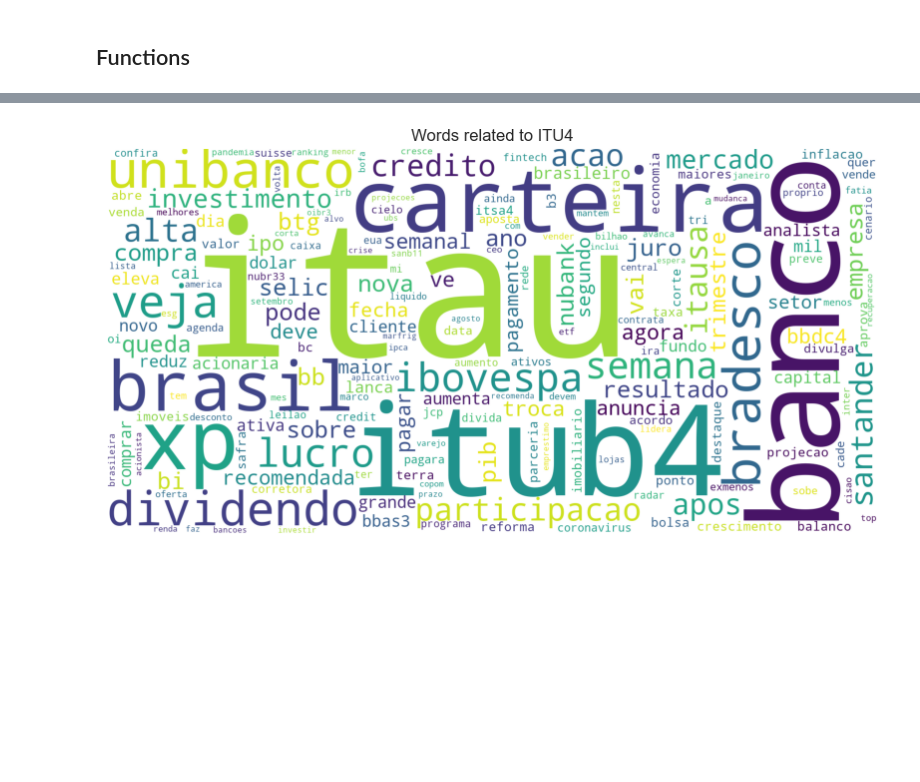
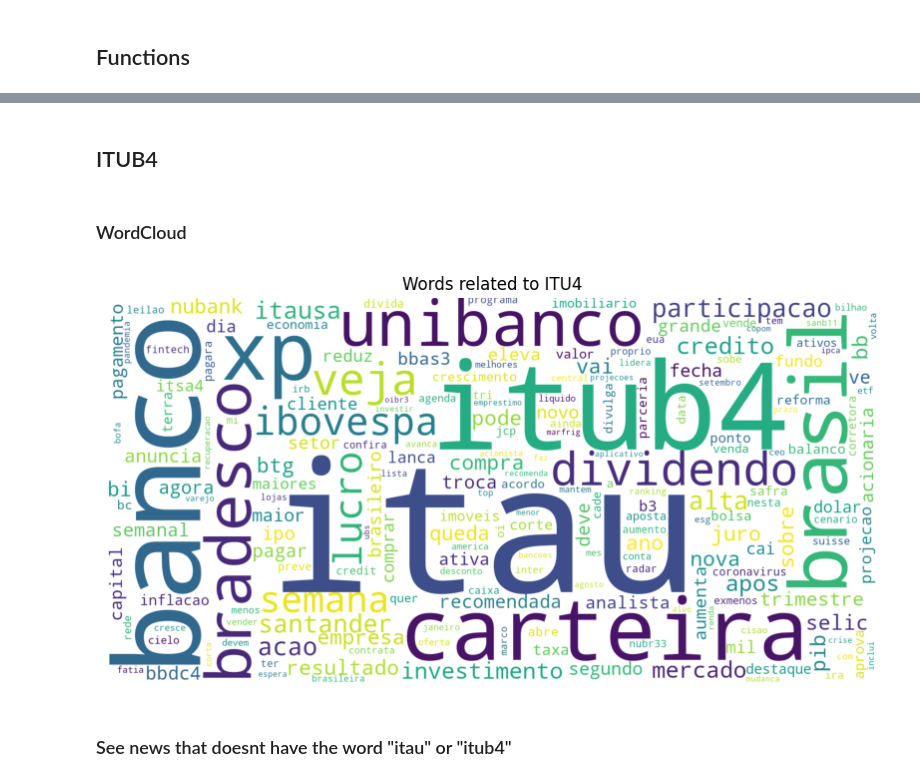
Before and after one commit to guico3lho/TCC_tags, a Jupyter notebook: pipeline/eda.ipynb, the cells around one changed output, grey strips where cells are left out. Cells and saved outputs as stored; diff of their text form; code cells hidden in the pictures; blank space fills up the shorter version.

```diff
--- a/pipeline/eda.ipynb
+++ b/pipeline/eda.ipynb
@@ -14,7 +29,7 @@ df_pp = pd.read_csv('../assets/data/df_pp.csv')
 # %%
 petr4 = df_pp.loc[df_pp['label'] == 0]
 vale3 = df_pp.loc[df_pp['label'] == 1]
-itu4 = df_pp.loc[df_pp['label'] == 2]
+itub4 = df_pp.loc[df_pp['label'] == 2]
 # %% [markdown]
 ## Functions
 # %%
@@ -22,5 +37,5 @@ stopwords = ["da", "meu", "em", "voce", "de", "ao", "os", "<NUM>", "<num>", "num
 # %%
 summary_petr4 = " ".join(str(s) for s in petr4['title'].values)
 summary_vale3 = " ".join(str(s) for s in vale3['title'].values)
-summary_itu4 = " ".join(str(s) for s in itu4['title'].values)
+summary_itub4 = " ".join(str(s) for s in itub4['title'].values)
 # %% [markdown]
@@ -46,9 +135,15 @@ plt.show()
+# %% [markdown]
+## ITUB4
+# %% [markdown]
+### WordCloud
 # %%
-wordcloud_itu4 = WordCloud(collocations=False, stopwords=stopwords, background_color='white', width=1600, height=800).generate(summary_itu4)
+wordcloud_itub4 = WordCloud(collocations=False, stopwords=stopwords, background_color='white', width=1600, height=800).generate(summary_itub4)
 plt.figure(figsize=(10, 6))
-plt.imshow(wordcloud_itu4)
+plt.imshow(wordcloud_itub4)
 plt.axis('off')
 plt.title("Words related to ITU4")
 plt.show()
 # %% [output]
-[figure, old version]
+[figure, new version]
+# %% [markdown]
+### See news that doesnt have the word "itau" or "itub4"
```
Also changed, not shown: parts of 15 cells of this notebook, 43 other files.
